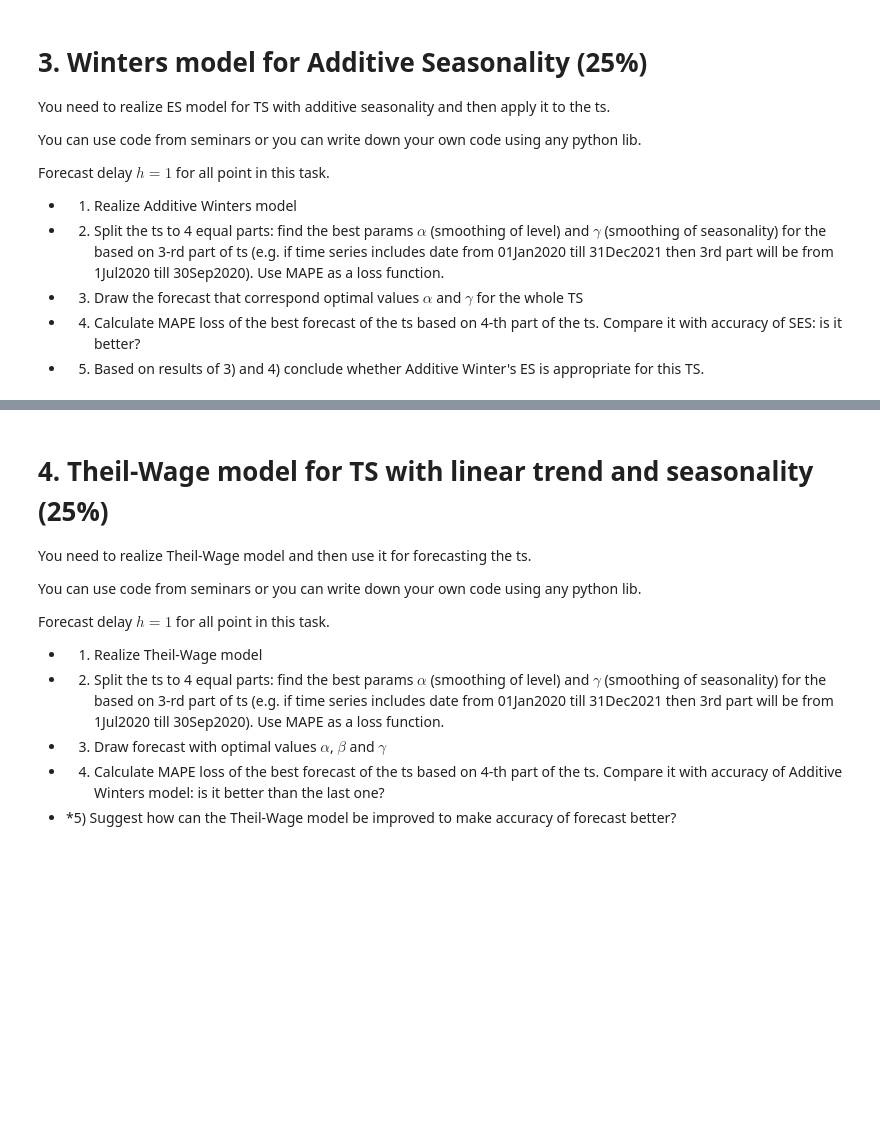
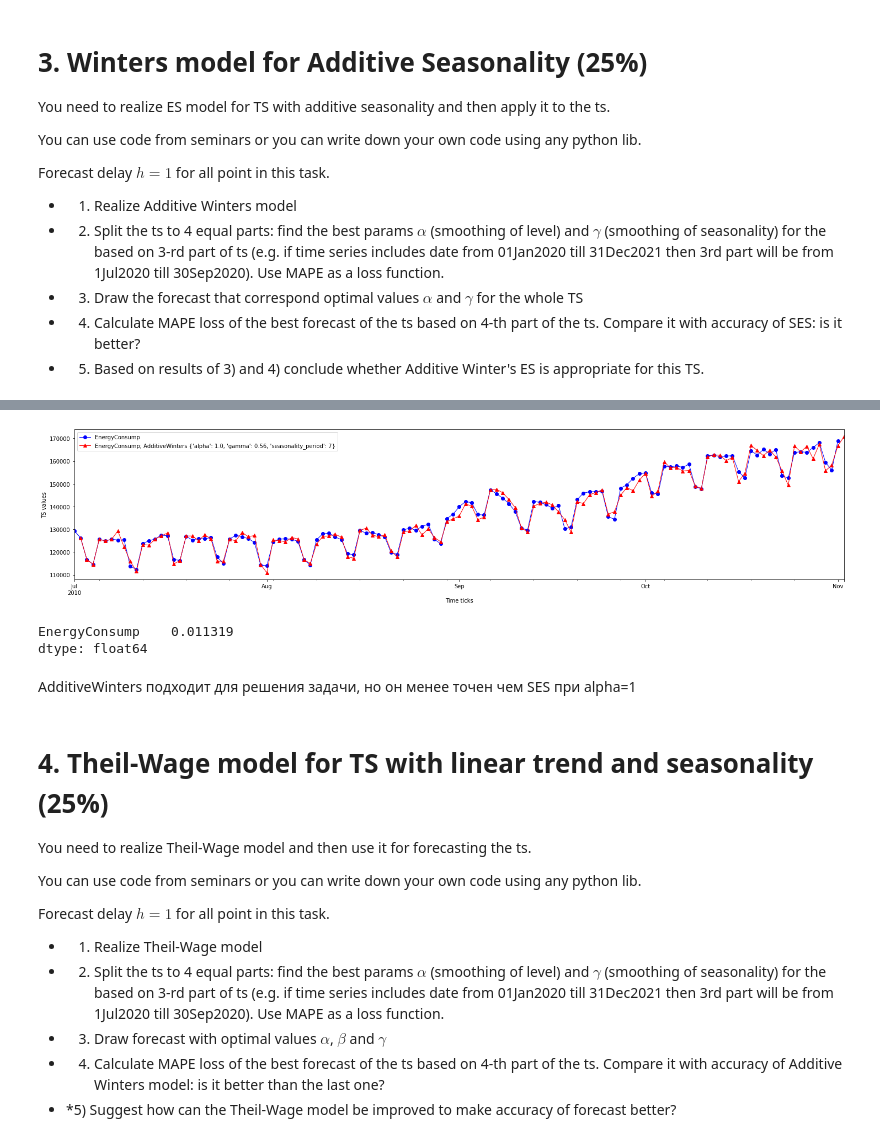
Before and after one commit to Kulikov17/MLDS_ATSF, a Jupyter notebook: hw_1/kulikov_fall2022_hw1.ipynb, the cells around one changed output, grey strips where cells are left out. Drawn from its saved outputs; the diff is of its cells as text; code cells hidden in the pictures; blank space fills up the shorter version.

```diff
--- a/hw_1/kulikov_fall2022_hw1.ipynb
+++ b/hw_1/kulikov_fall2022_hw1.ipynb
@@ -170,0 +302,16 @@ def WintersExponentialSmoothing(x, h, Params):
+# %%
+ALPHA = np.linspace(0.01,1,10)
+GAMMA = np.linspace(0.01,1,10)
+
+AWParamsArray = [{'alpha':alpha, 'gamma':gamma, 'seasonality_period':7} for alpha in ALPHA for gamma in GAMMA]
+FRC_AW_TS = build_forecast(h=1, ts=ts, alg_name = 'AdditiveWintersExponentialSmoothing', alg_title='AdditiveWinters'\
+                              ,params_array = AWParamsArray)
+# %%
+QualityStr = pd.DataFrame(index = ts.columns, columns = FRC_AW_TS.keys())
+
+ix = ts.loc['2010-09-01':'2010-10-01'].index
+for param_cntr in sorted(QualityStr.columns):
+    frc_aw = FRC_AW_TS[param_cntr]
+    QualityStr[param_cntr],_ = qualityMAPE(ts.loc[ix], frc_aw.loc[ix])
+
+print(QualityStr[QualityStr.columns].mean().sort_values())
@@ -171,3 +331,15 @@ def WintersExponentialSmoothing(x, h, Params):
+# %%
+alg_name = QualityStr[QualityStr.columns].mean().sort_values().index[0]
+plot_ts_forecast(ts.loc[:], FRC_AW_TS[alg_name].loc[:], ts_num=0, alg_title=alg_name);
+# %% [output]
+[figure, added]
+# %%
+qualityMAPE(ts.loc['2010-10-01':], FRC_AW_TS[alg_name].loc['2010-10-01':])[0]
+# %% [output]
+EnergyConsump    0.011319
+dtype: float64
+# %% [markdown]
+AdditiveWinters подходит для решения задачи, но он менее точен чем SES при alpha=1
 # %% [markdown]
 # 4. Theil-Wage model for TS with linear trend and seasonality (25%)
 You need to realize Theil-Wage model and then use it for forecasting the ts.
```
Also changed, not shown: parts of 43 cells of this notebook.
